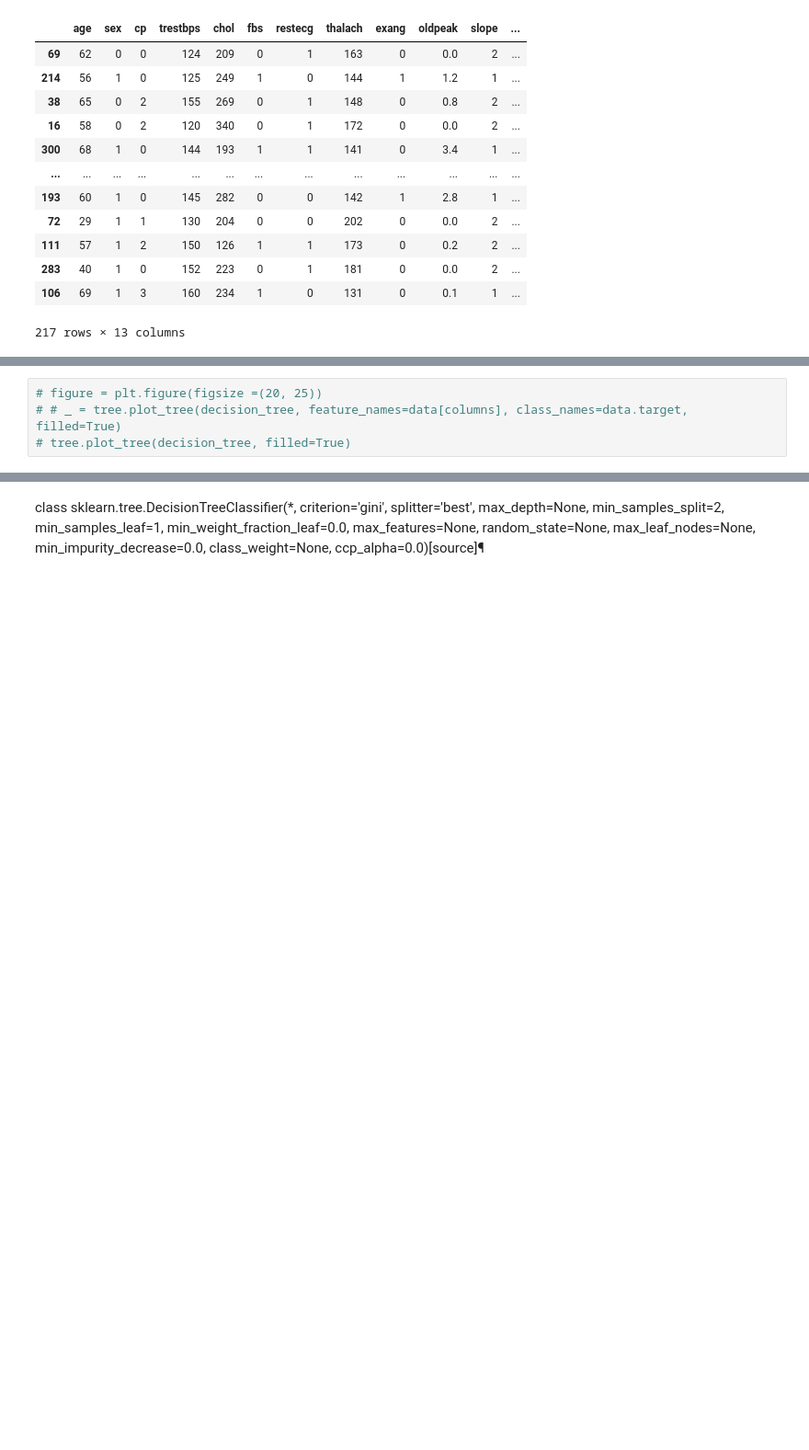
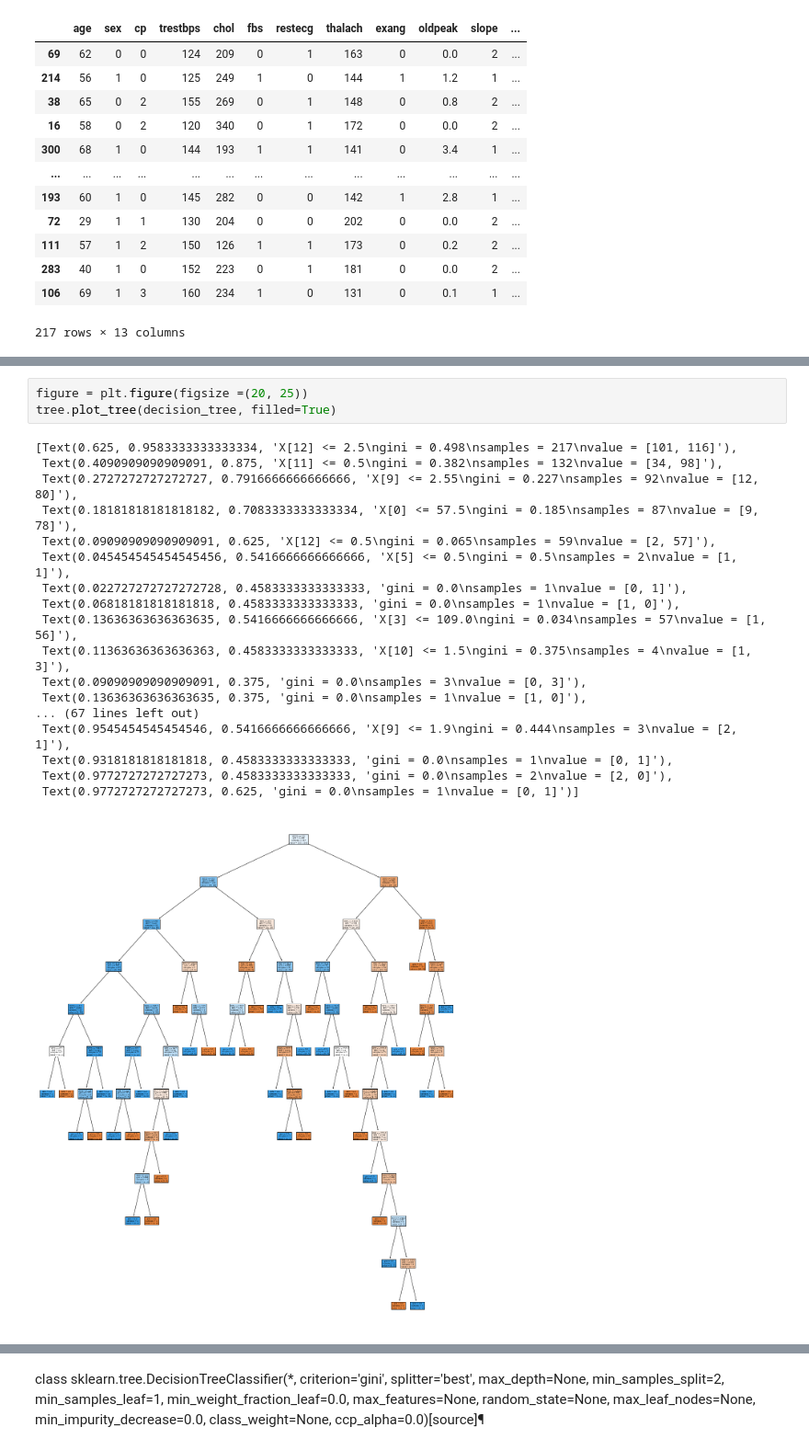
Before and after one commit to SurajJadhav-5/Heart_Disease_Prediction_Viz, a Jupyter notebook: Decision_Tree.ipynb, the cells around one changed output, grey strips where cells are left out. Shown at 92% size. Saved outputs shown, nothing was run; the diff lists cells and outputs as text; blank space fills up the shorter version.

```diff
--- a/Decision_Tree.ipynb
+++ b/Decision_Tree.ipynb
@@ -111,5 +109,23 @@ DecisionTreeClassifier()
 # %%
-# figure = plt.figure(figsize =(20, 25))
-# # _ = tree.plot_tree(decision_tree, feature_names=data[columns], class_names=data.target, filled=True)
-# tree.plot_tree(decision_tree, filled=True)
+figure = plt.figure(figsize =(20, 25))
+tree.plot_tree(decision_tree, filled=True)
+# %% [output]
+[Text(0.625, 0.9583333333333334, 'X[12] <= 2.5\ngini = 0.498\nsamples = 217\nvalue = [101, 116]'),
+ Text(0.4090909090909091, 0.875, 'X[11] <= 0.5\ngini = 0.382\nsamples = 132\nvalue = [34, 98]'),
+ Text(0.2727272727272727, 0.7916666666666666, 'X[9] <= 2.55\ngini = 0.227\nsamples = 92\nvalue = [12, 80]'),
+ Text(0.18181818181818182, 0.7083333333333334, 'X[0] <= 57.5\ngini = 0.185\nsamples = 87\nvalue = [9, 78]'),
+ Text(0.09090909090909091, 0.625, 'X[12] <= 0.5\ngini = 0.065\nsamples = 59\nvalue = [2, 57]'),
+ Text(0.045454545454545456, 0.5416666666666666, 'X[5] <= 0.5\ngini = 0.5\nsamples = 2\nvalue = [1, 1]'),
+ Text(0.022727272727272728, 0.4583333333333333, 'gini = 0.0\nsamples = 1\nvalue = [0, 1]'),
+ Text(0.06818181818181818, 0.4583333333333333, 'gini = 0.0\nsamples = 1\nvalue = [1, 0]'),
+ Text(0.13636363636363635, 0.5416666666666666, 'X[3] <= 109.0\ngini = 0.034\nsamples = 57\nvalue = [1, 56]'),
+ Text(0.11363636363636363, 0.4583333333333333, 'X[10] <= 1.5\ngini = 0.375\nsamples = 4\nvalue = [1, 3]'),
+ Text(0.09090909090909091, 0.375, 'gini = 0.0\nsamples = 3\nvalue = [0, 3]'),
+ Text(0.13636363636363635, 0.375, 'gini = 0.0\nsamples = 1\nvalue = [1, 0]'),
+... (67 lines left out)
+ Text(0.9545454545454546, 0.5416666666666666, 'X[9] <= 1.9\ngini = 0.444\nsamples = 3\nvalue = [2, 1]'),
+ Text(0.9318181818181818, 0.4583333333333333, 'gini = 0.0\nsamples = 1\nvalue = [0, 1]'),
+ Text(0.9772727272727273, 0.4583333333333333, 'gini = 0.0\nsamples = 2\nvalue = [2, 0]'),
+ Text(0.9772727272727273, 0.625, 'gini = 0.0\nsamples = 1\nvalue = [0, 1]')]
+[figure, added]
 # %%
```
Also changed, not shown: parts of 10 cells of this notebook.
